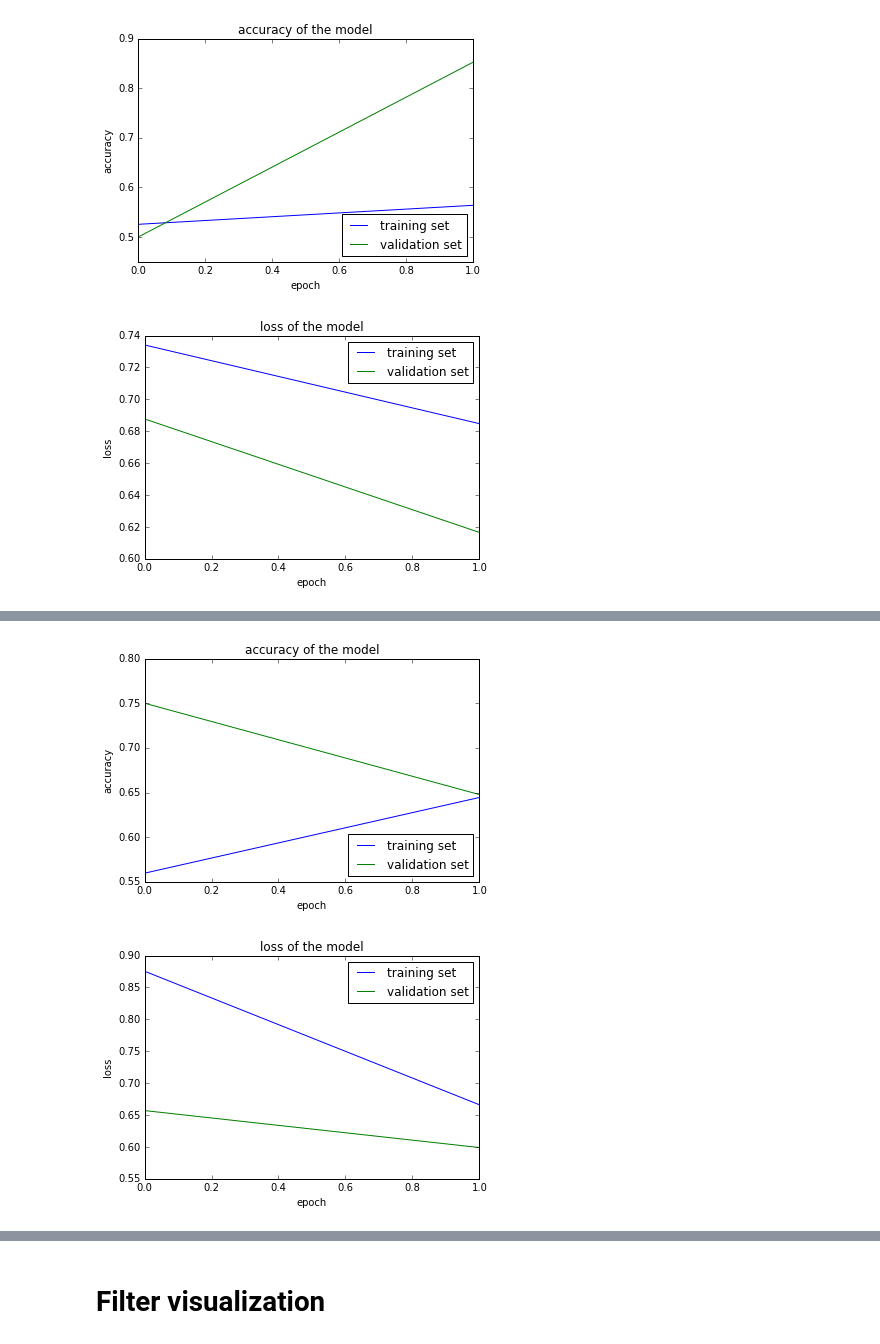
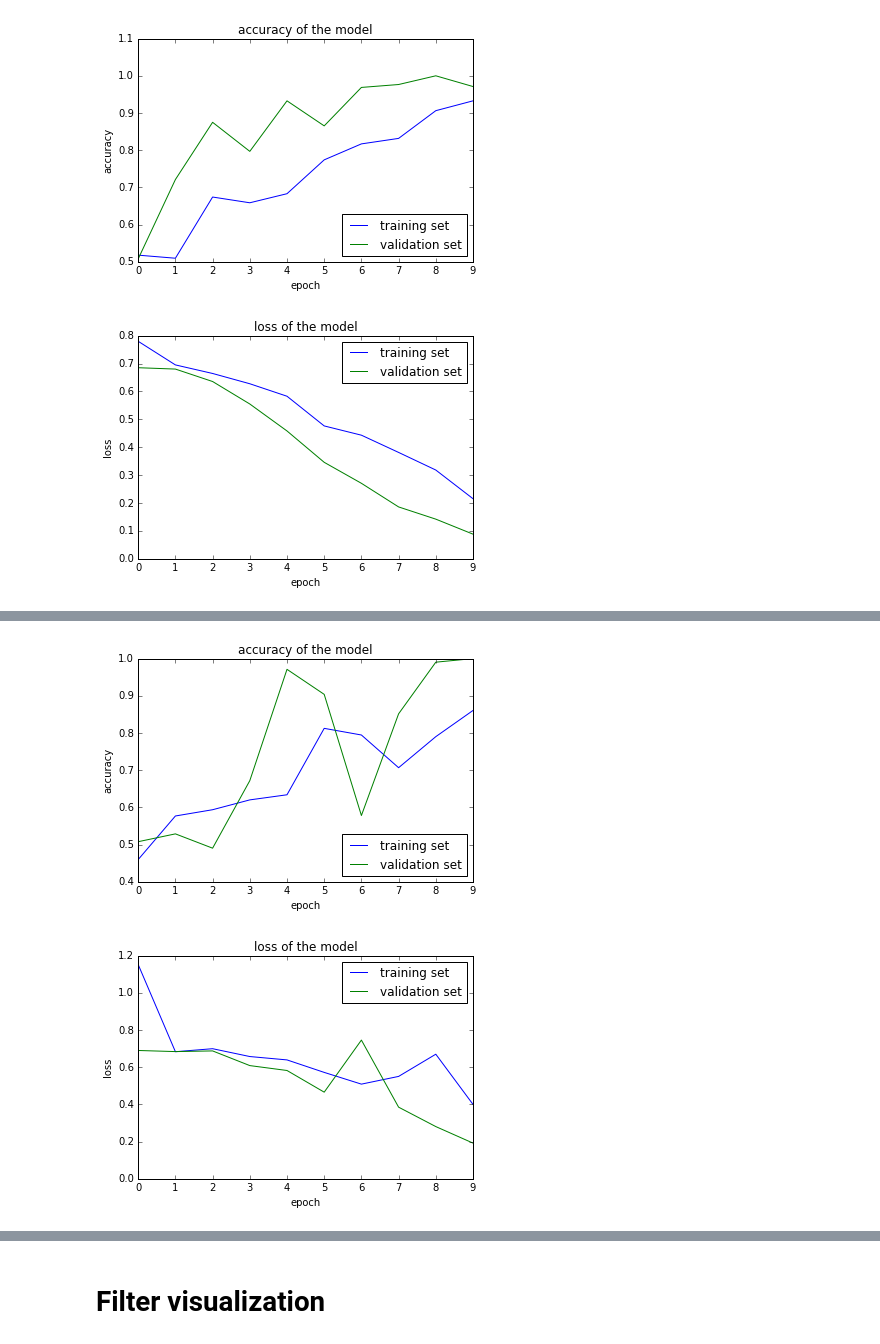
Before and after one commit to FeherBalazs/self_driving_train, a Jupyter notebook: capstone_project.ipynb, the cells around one changed output, grey strips where cells are left out. Saved outputs shown, nothing was run; the diff lists cells and outputs as text; code cells hidden in the pictures.

```diff
--- a/capstone_project.ipynb
+++ b/capstone_project.ipynb
@@ -30,32 +32,6 @@ def base_model(optimizer):
                   metrics=['accuracy'])
 
     return model
-# %%
-def build_model(optimizer):
-    """Builds model with desired hyperparameters."""
-
-    model = Sequential()
-    model.add(Convolution2D(32, 3, 3, activation='relu', name='conv1', input_shape=(3, 150, 150)))
-    model.add(MaxPooling2D(pool_size=(2, 2)))
-
-    model.add(Convolution2D(32, 3, 3, activation='relu', name='conv2'))
-    model.add(MaxPooling2D(pool_size=(2, 2)))
-
-    model.add(Convolution2D(64, 3, 3, activation='relu', name='conv3'))
-    model.add(MaxPooling2D(pool_size=(2, 2)))
-
-    model.add(Flatten())
-    model.add(Dense(64))
-    model.add(Activation('relu'))
-    model.add(Dropout(0.5))
-    model.add(Dense(1))
-    model.add(Activation('sigmoid'))
-
-    model.compile(loss='binary_crossentropy',
-                  optimizer=optimizer,
-                  metrics=['accuracy'])
-
-    return model
 # %%
 def data_augmentation():
     """This function handles data augmentation and reading data from the directories."""
@@ -122,10 +98,10 @@ def run_model(optimizer, nb_epoch):
 
     history = model.fit_generator(
                     train_generator,
-                    samples_per_epoch=340,
+                    samples_per_epoch=200,
                     nb_epoch=nb_epoch,
                     validation_data=validation_generator,
-                    nb_val_samples=60,
+                    nb_val_samples=100,
                     verbose=1)
 
     learning_curves(optimizer, history)
@@ -135,5 +137,5 @@ def run_model(optimizer, nb_epoch):
 # %%
 optimizer_list = ['adam', 'rmsprop']
 for optimizer in optimizer_list:
-    model = run_model(optimizer, 2)
+    model = run_model(optimizer, 10)
 # %% [output]
@@ -146,2 +164,2 @@ Epoch 2/2
-[figure, old version]
+[figure, new version]
-[figure, old version]
+[figure, new version]
@@ -155,2 +183,2 @@ Epoch 2/2
-[figure, old version]
+[figure, new version]
-[figure, old version]
+[figure, new version]
```
Also changed, not shown: parts of 14 cells of this notebook.
